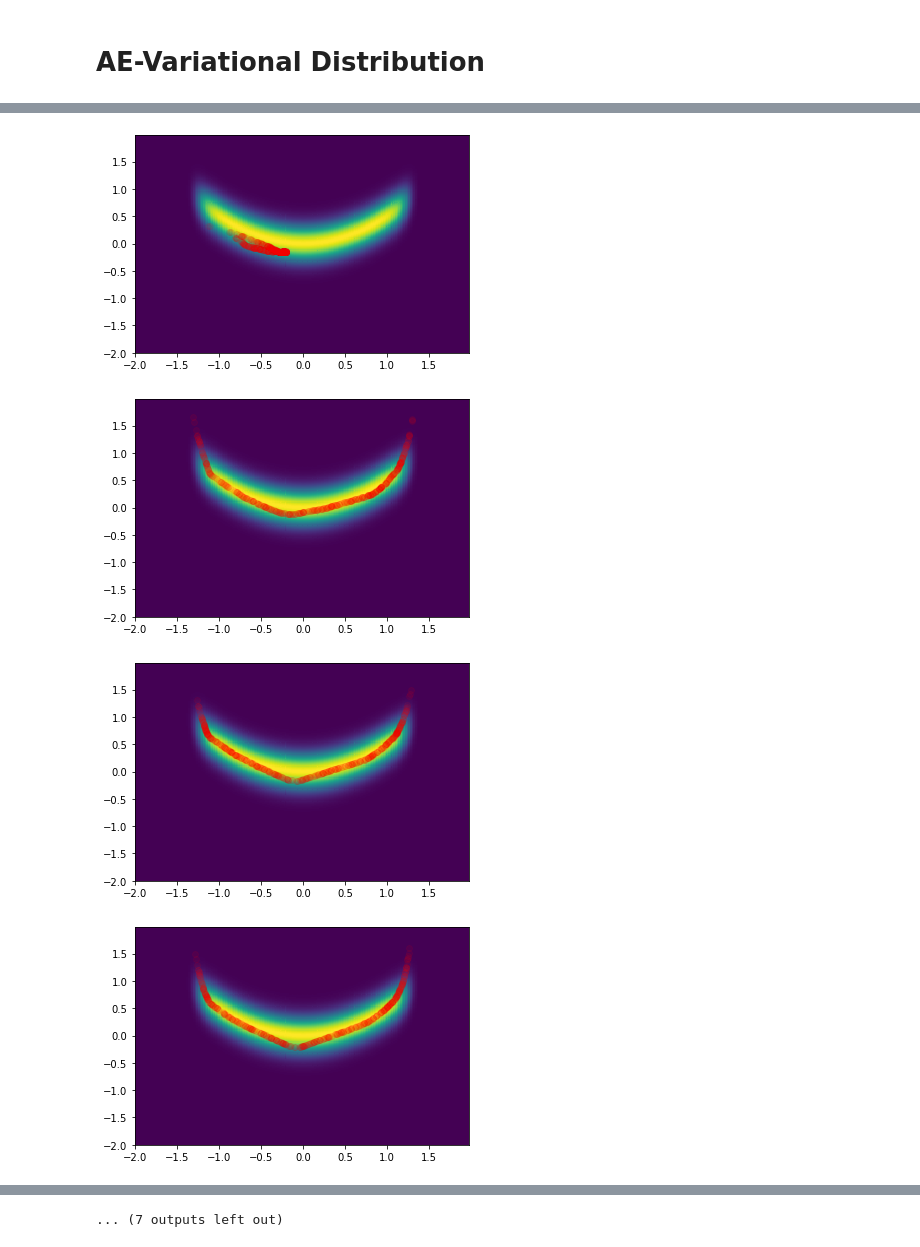
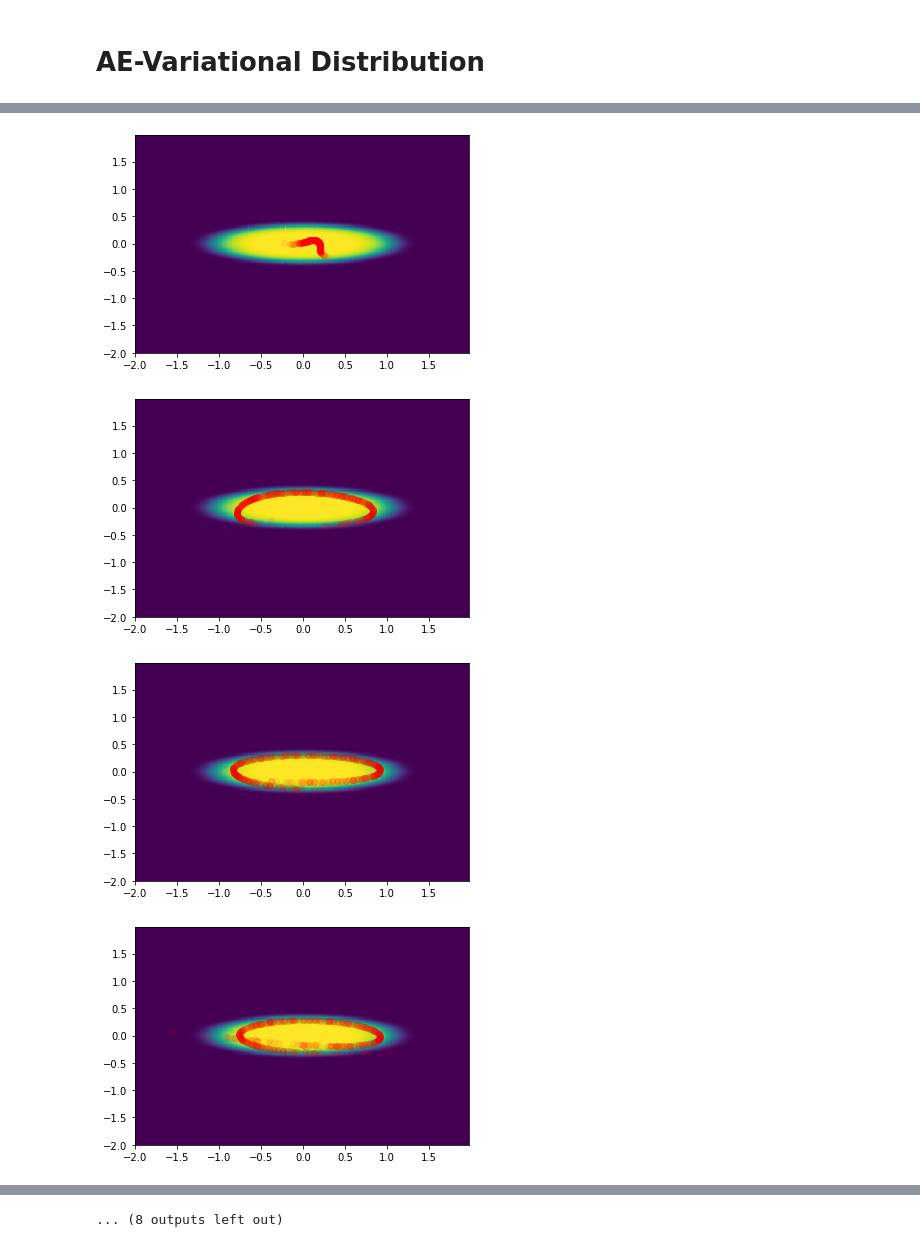
Before and after one commit to cortax/BayesianNN, a Jupyter notebook: GeNVI_toy_examples_2D.ipynb, the cells around one changed output, grey strips where cells are left out. Saved outputs shown, nothing was run; the diff lists cells and outputs as text; code cells hidden in the pictures.

```diff
--- a/GeNVI_toy_examples_2D.ipynb
+++ b/GeNVI_toy_examples_2D.ipynb
@@ -55,7 +55,8 @@ def M(theta):
     return M
 
 
-def logtarget(theta, device=device):
+
+def llogtarget(theta, device=device):
     """
     Evaluation of log proba with density N(0,I_n)
 
@@ -69,7 +70,7 @@ def logtarget(theta, device=device):
 
 
     dim = theta.shape[1]
-    S = torch.Tensor([.5,.05]).to(device)
+    S = torch.Tensor([.5,.1]).to(device)
     mu = torch.Tensor([0., 0.]).to(device)
     n_x = theta.shape[0]
 
@@ -85,6 +86,31 @@ def logtarget(theta, device=device):
     v=torch.pow(H*d, torch.Tensor([4., 1.]))
     return -0.5*(v).sum(2).squeeze()
 
+def logprobflatnormal(theta, device=device):
+    """
+    Evaluation of log proba with density N(0,I_n)
+
+    Parameters:
+    x (Tensor): Data tensor of size NxD
+
+    Returns:
+    logproba (Tensor): size N, vector of log probabilities
+    """
+
+
+
+    dim = theta.shape[1]
+    S = torch.Tensor([1.,.1]).to(device)
+    mu = torch.Tensor([0., 0.]).to(device)
+    n_x = theta.shape[0]
+
+
+    H = S.view(dim, 1, 1).inverse().view(1, 1, dim)
+    d = ((theta.view(n_x,dim)-mu.view(1, dim))**2).view(n_x, dim)
+    #const = 0.5*S.log().sum()+0.5*dim*torch.tensor(2*math.pi).log()
+    v=torch.pow(H*d, torch.Tensor([1., 1.]))
+    return -0.5*(v).sum(2).pow(4).squeeze()
+
 def logtarget_(x):
     n=x.shape[0]
     return -(-d.log_prob(torch.matmul(M(theta).view(1,2,2),x.view(n,2,1)).squeeze(0-1))).pow(4.)
@@ -94,6 +120,8 @@ def logtarget__(x):
     a=-(-d.log_prob(torch.matmul(M(theta).view(1,2,2),x.view(n,2,1)).squeeze(0-1))).pow(4.)
     b=-(-dd.log_prob(torch.matmul(M(-theta).view(1,2,2),x.view(n,2,1)).squeeze(0-1))).pow(2.)
     return a+b- torch.tensor(2.).log()
+# %%
+logtarget= lambda theta: logprobflatnormal(theta)
 # %%
 %matplotlib notebook
 
@@ -117,7 +144,7 @@ plt.axis('scaled')
 # %% [markdown]
 # AE-Variational Distribution #
 # %%
-activation = nn.ReLU()
+activation = nn.Tanh()#nn.ReLU()
 init_b = .001
 
 GeN = GeNetEns(1, 1, 50, 2, activation, 0.1, init_b, device)
@@ -138,34 +163,34 @@ plt.scatter(Z[:,0],Z[:,1],color='red')
 # %%
 %matplotlib inline
 from tempfile import TemporaryDirectory
 
 
 
 
 
 #sample, = ax.scatter([],[],color='red',alpha=0.07)
 #fig.canvas.draw()
 
 
 
-def show(GeN,n):
+def show(GeN,n,alpha=0.07):
     Z=GeN(n).detach().clone().cpu()
     plt.pcolormesh(grid_x.numpy(),grid_y.numpy(),p.exp().numpy())
-    plt.scatter(Z[:,0],Z[:,1],color='red',alpha=0.07)
+    plt.scatter(Z[:,0],Z[:,1],color='red',alpha=alpha)
     plt.draw()
     plt.show()
 
 
 
 with TemporaryDirectory() as temp_dir:
     optimizer = GeNVariationalInference(logtarget,
 		                                    0, 100, 1000, 50, 100,
 		                                    10000, .01, .000001, 100, .5,
 		                                    device, False, temp_dir, save_best=True)
     best_epoch, scores=optimizer.run(GeN,show)
 print(best_epoch)
 # %% [output]
-[figure, old version]
+[figure, new version]
-[figure, old version]
+[figure, new version]
-[figure, old version]
+[figure, new version]
-[figure, old version]
+[figure, new version]
@@ -180,4 +205,4 @@ print(best_epoch)
-... (7 outputs left out)
+... (8 outputs left out)
 # %%
 %matplotlib inline
 
```
Also changed, not shown: parts of 6 cells of this notebook, 2 other files.
